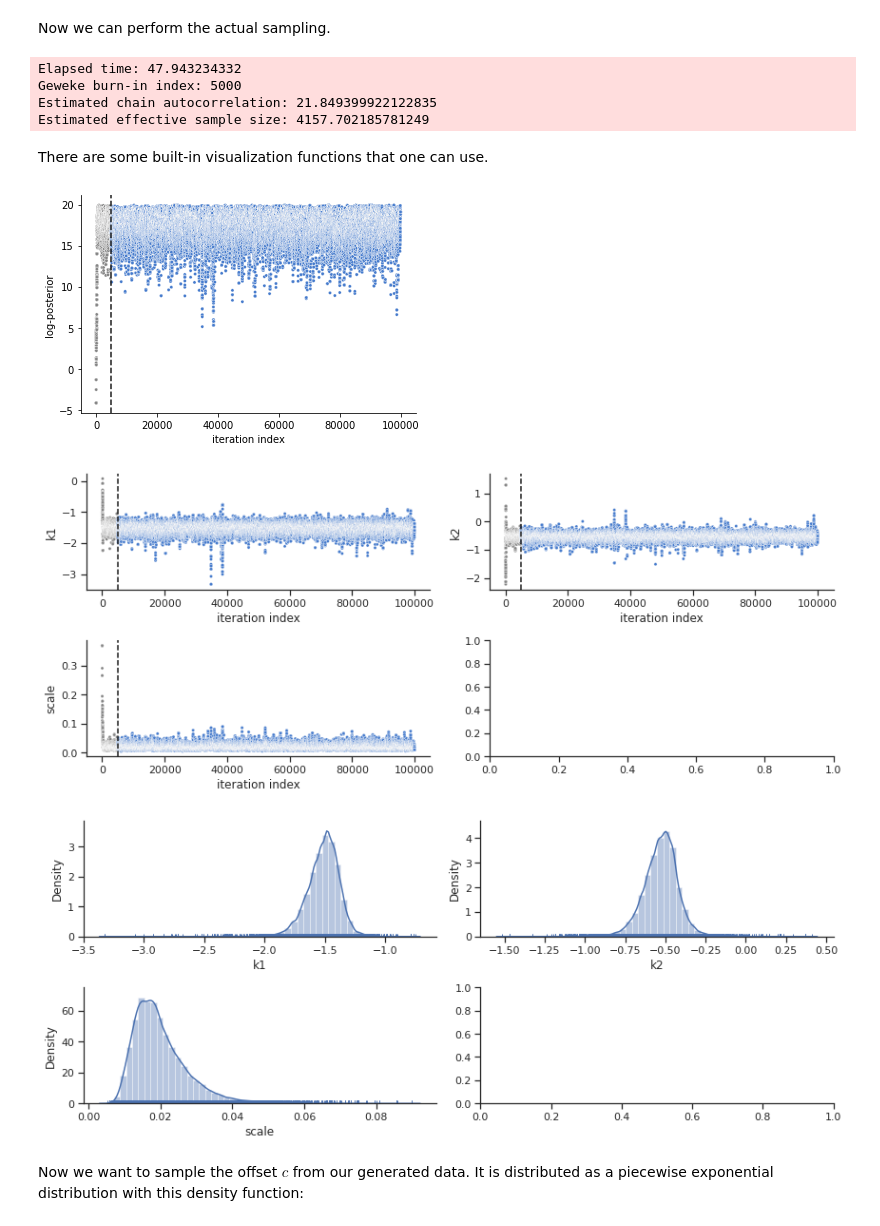
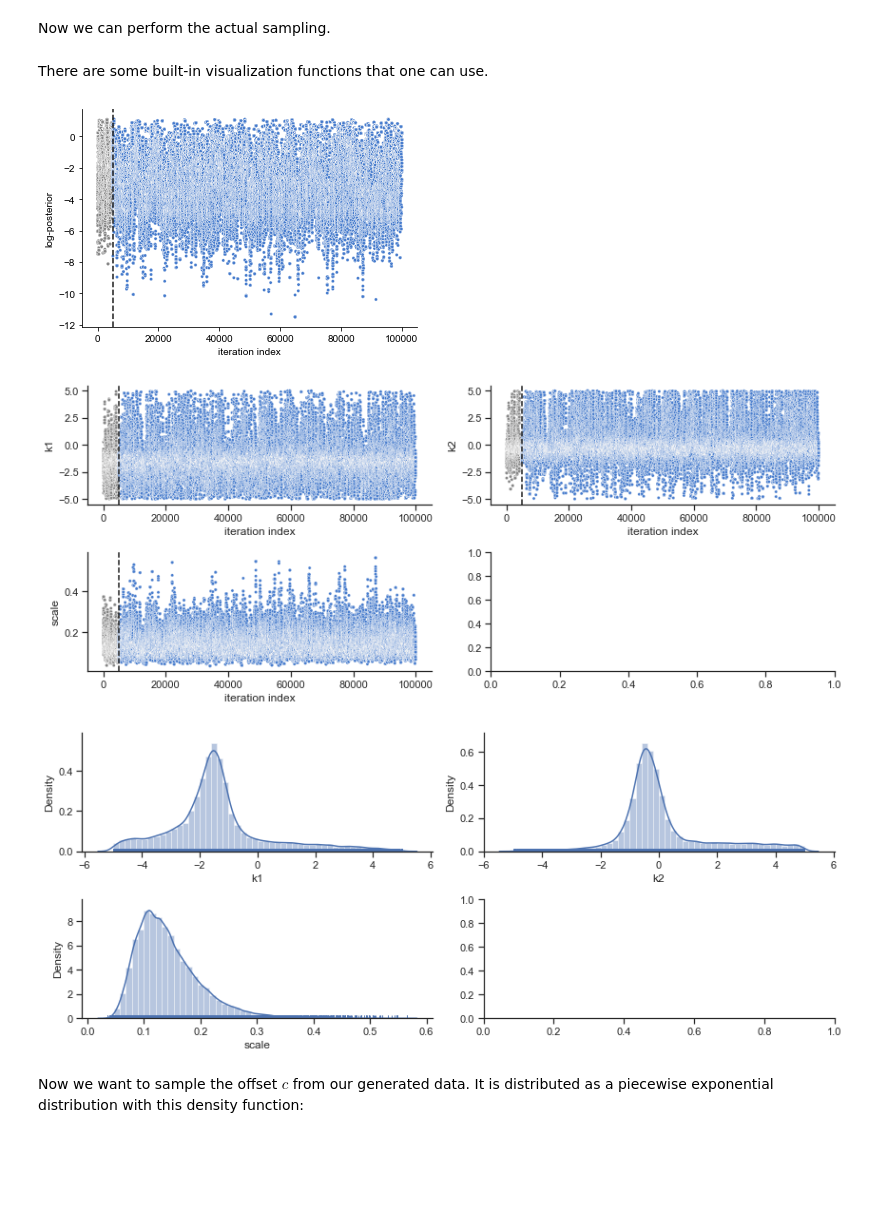
Before and after one commit to feddersmichael/Bachelor-Thesis-Marginal-Sampling, a Jupyter notebook: Sampling/Laplacian_noise/Conversion_Reaction_model/Laplacian_noise_Conversian_Reaction_Offset_Marginalised.ipynb, the cells around one changed output. Saved outputs shown, nothing was run; the diff lists cells and outputs as text; code cells hidden in the pictures; blank space fills up the shorter version.

```diff
--- a/Sampling/Laplacian_noise/Conversion_Reaction_model/Laplacian_noise_Conversian_Reaction_Offset_Marginalised.ipynb
+++ b/Sampling/Laplacian_noise/Conversion_Reaction_model/Laplacian_noise_Conversian_Reaction_Offset_Marginalised.ipynb
@@ -14,7 +14,7 @@ from scipy.special import gamma
 import pickle
 from copy import deepcopy
 
-datatype = "original"
+datatype = "loss"
 
 # import to petab
 if datatype == "original":
@@ -141,24 +141,19 @@ for n in range(runs):
         results = [result.sample_result]
         with open('Results/Offset_marginalized/' + str(n) + '.pickle','wb') as result_file:
             pickle.dump(results, result_file, n)
-# %% [output]
-Elapsed time: 47.943234332
-Geweke burn-in index: 5000
-Estimated chain autocorrelation: 21.849399922122835
-Estimated effective sample size: 4157.702185781249
 # %% [markdown]
 There are some built-in visualization functions that one can use.
 # %%
-ax = visualize.sampling_fval_traces(result,full_trace=True)
+ax = visualize.sampling_fval_trace(result,full_trace=True)
 # Visualize the parameter trace
 ax = visualize.sampling.sampling_parameters_trace(result, use_problem_bounds=False,
                                                   full_trace=True, size=(12,5))
 # Visualize the one-dimensional marginals --> Important!
 ax = visualize.sampling_1d_marginals(result, size=(12,5))
 # %% [output]
-[figure, old version]
+[figure, new version]
-[figure, old version]
+[figure, new version]
-[figure, old version]
+[figure, new version]
 # %% [markdown]
 Now we want to sample the offset $c$ from our generated data. It is distributed as a piecewise exponential distribution with this density function:
 # %% [markdown]
```
Also changed, not shown: parts of 2 cells of this notebook, 2 other files.
